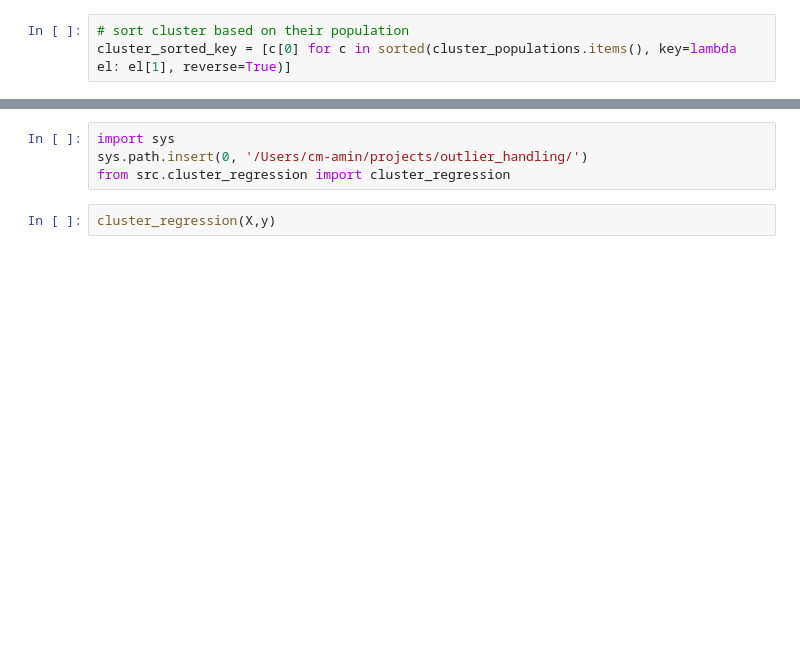
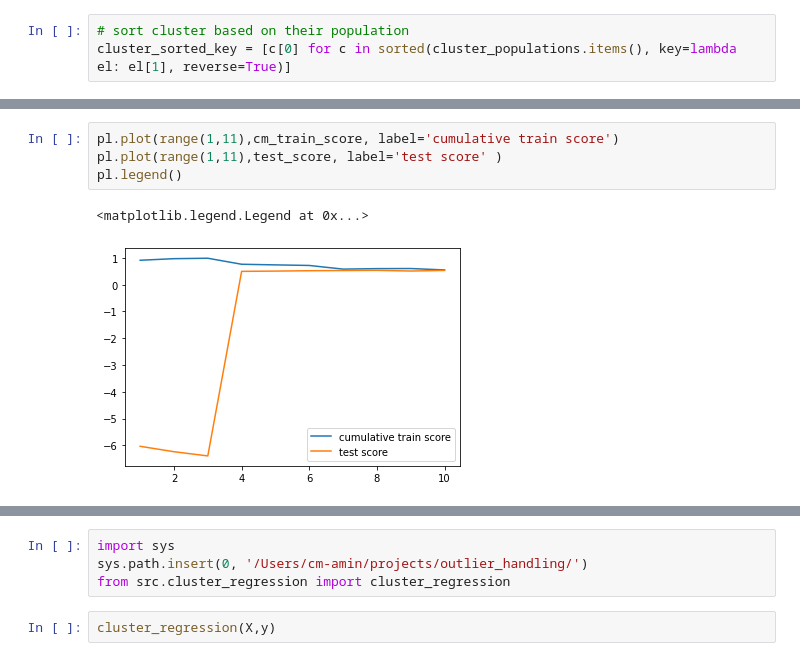
Before and after one commit to khroushan/outliers-handling, a Jupyter notebook: notebooks/cluster_regression.ipynb, the cells around one changed output, grey strips where cells are left out. Saved outputs shown, nothing was run; the diff lists cells and outputs as text; blank space fills up the shorter version.

```diff
--- a/notebooks/cluster_regression.ipynb
+++ b/notebooks/cluster_regression.ipynb
@@ -172,0 +211,7 @@ The way that we measure the performance is not fair.  Either remove outliers and
+# %%
+pl.plot(range(1,11),cm_train_score, label='cumulative train score')
+pl.plot(range(1,11),test_score, label='test score' )
+pl.legend()
+# %% [output]
+<matplotlib.legend.Legend at 0x...>
+[figure, added]
```
Also changed, not shown: parts of 26 cells of this notebook, 2 other files.
